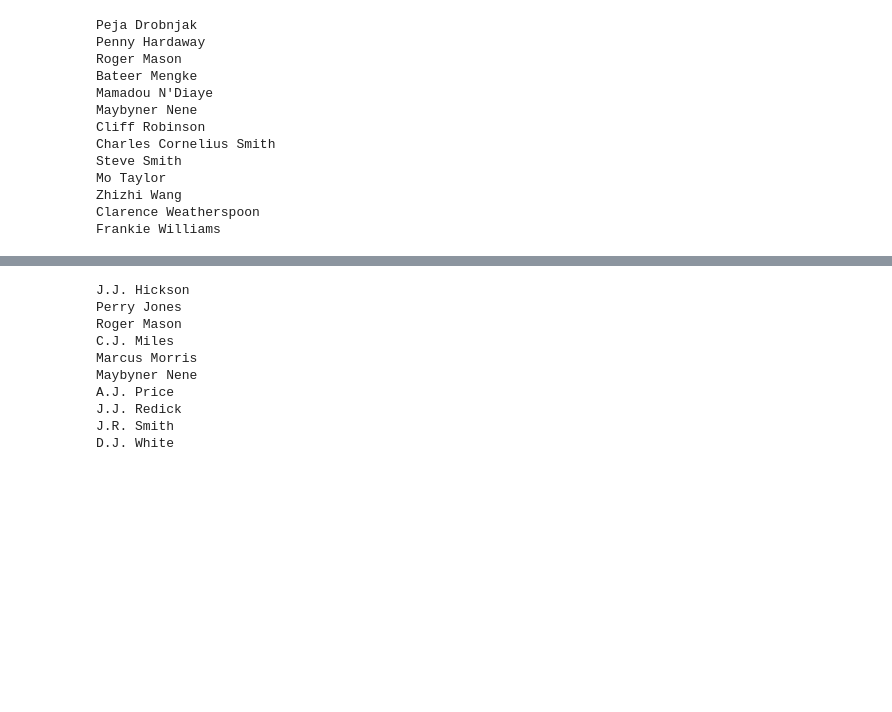
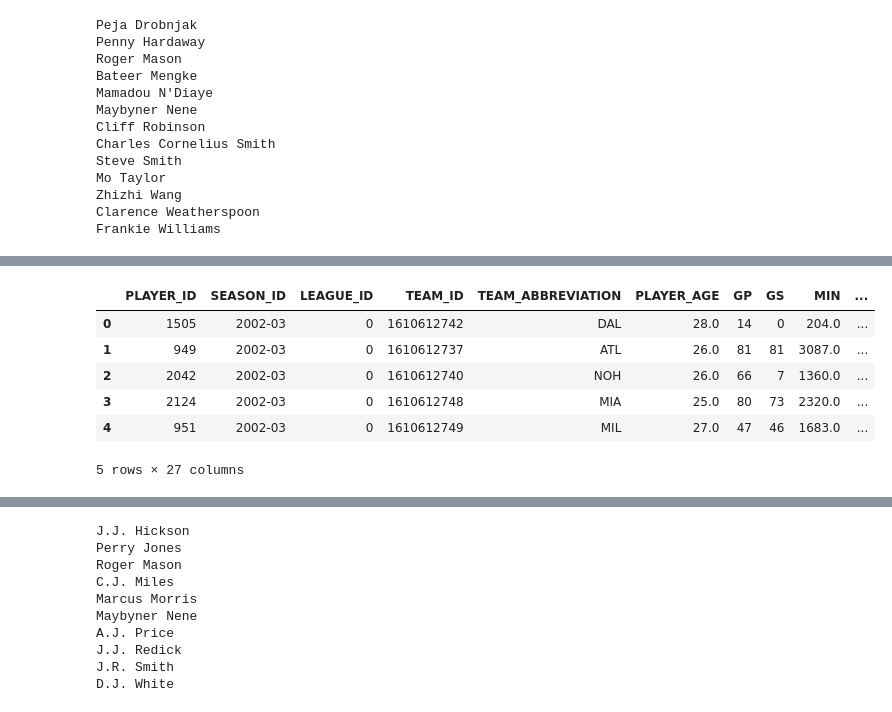
Before and after one commit to JordanChen98/evolution_of_nba, a Jupyter notebook: evolution_of_nba_project.ipynb, the cells around one changed output, grey strips where cells are left out. Saved outputs shown, nothing was run; the diff lists cells and outputs as text; code cells hidden in the pictures; blank space fills up the shorter version.

```diff
--- a/evolution_of_nba_project.ipynb
+++ b/evolution_of_nba_project.ipynb
@@ -171,6 +139,15 @@ processing 2421 iteration 436
 # %%
 ## Saving the data to a csv so we have a static copy
 df_player_stats_2002.to_csv(path.join(DATA_DIR, '2002_season_player_stats.csv'), index=False)
+df_player_stats_2002.head()
+# %% [output]
+|  | PLAYER_ID | SEASON_ID | LEAGUE_ID | TEAM_ID | TEAM_ABBREVIATION | PLAYER_AGE | GP | GS | MIN | ... |
+| 0 | 1505 | 2002-03 | 0 | 1610612742 | DAL | 28.0 | 14 | 0 | 204.0 | ... |
+| 1 | 949 | 2002-03 | 0 | 1610612737 | ATL | 26.0 | 81 | 81 | 3087.0 | ... |
+| 2 | 2042 | 2002-03 | 0 | 1610612740 | NOH | 26.0 | 66 | 7 | 1360.0 | ... |
+| 3 | 2124 | 2002-03 | 0 | 1610612748 | MIA | 25.0 | 80 | 73 | 2320.0 | ... |
+| 4 | 951 | 2002-03 | 0 | 1610612749 | MIL | 27.0 | 47 | 46 | 1683.0 | ... |
+5 rows × 27 columns
 # %%
 ## Get all the position data for players in the 2002 season
 df_pos_2002 = []
```
Also changed, not shown: parts of 17 cells of this notebook.
